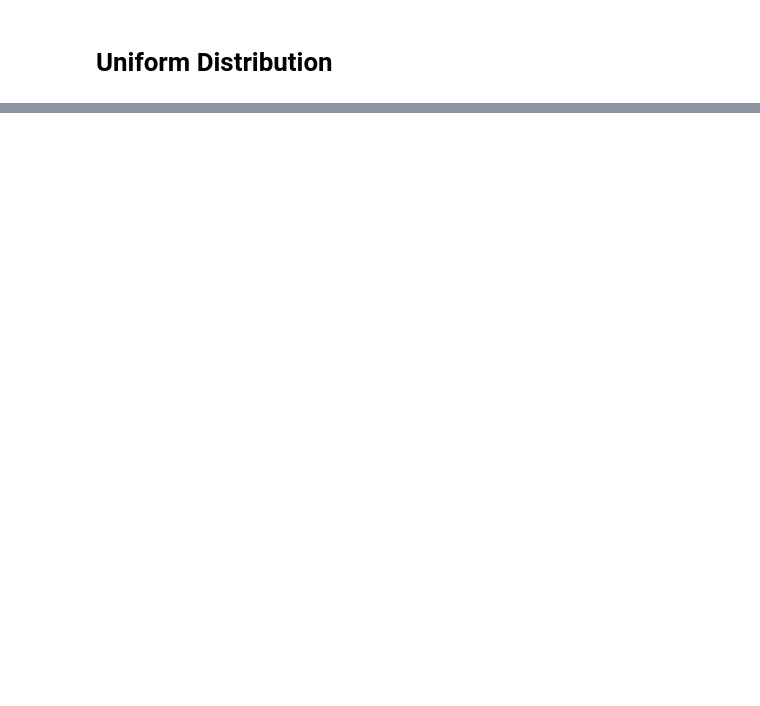
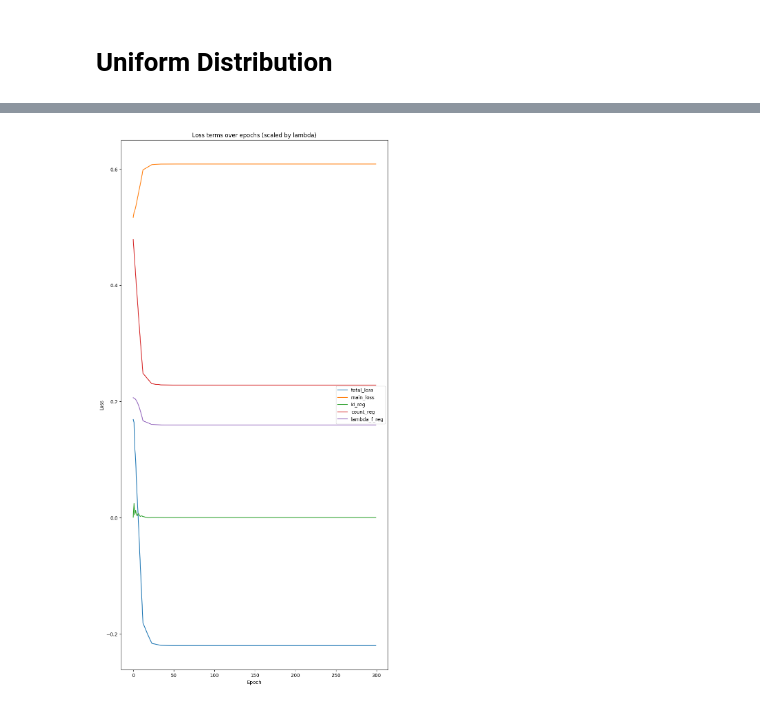
Before and after one commit to enric-bazz/Tangram, a Jupyter notebook: MyNotebooks/filter_mode_analysis.ipynb, the cells around one changed output, grey strips where cells are left out. Saved outputs shown, nothing was run; the diff lists cells and outputs as text; code cells hidden in the pictures; blank space fills up the shorter version.

Commit message:
add no cell selection test

```diff
--- a/MyNotebooks/filter_mode_analysis.ipynb
+++ b/MyNotebooks/filter_mode_analysis.ipynb
@@ -485,0 +489,3 @@ Addition of vanilla regularizer terms does not seem to improve training in a sig
+# %%
+adata_sc = sc.read_h5ad("H:/Il mio Drive/data_tangram/counts100k_norm_wo_raw_train_genes.h5ad") # log1p
+adata_sc
@@ -485,0 +504,3 @@ Addition of vanilla regularizer terms does not seem to improve training in a sig
+# %%
+adata_st = sc.read_h5ad("H:/Il mio Drive/data_tangram/slice200_pp.h5ad")
+adata_st
@@ -485,0 +514,16 @@ Addition of vanilla regularizer terms does not seem to improve training in a sig
+# %%
+ad_map_filt, mapper_filt, data_filt = tg.map_cells_to_space(
+    adata_sc=adata_sc,
+    adata_st=adata_st,
+    mode='filter',
+    num_epochs=300,
+    lambda_d=1e2,
+    lambda_g1=1,
+    lambda_g2=0,
+    lambda_r=0,
+    lambda_l1=0,
+    lambda_l2=0,
+    lambda_count=1e-5,
+    lambda_f_reg=1e-5,
+    random_state=42,
+    )
@@ -485,0 +552,6 @@ Addition of vanilla regularizer terms does not seem to improve training in a sig
+# %%
+# Plot loss terms
+tg.plot_training_history(adata_map=ad_map_filt, hyperpams=mapper_filt.hparams,
+                         lambda_scale=True)
+# %% [output]
+[figure, added]
```
Also changed, not shown: parts of 16 cells of this notebook.
